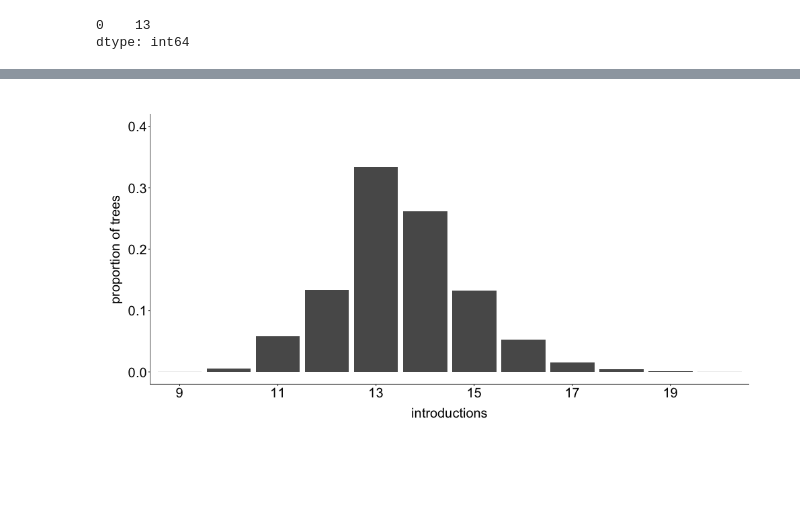
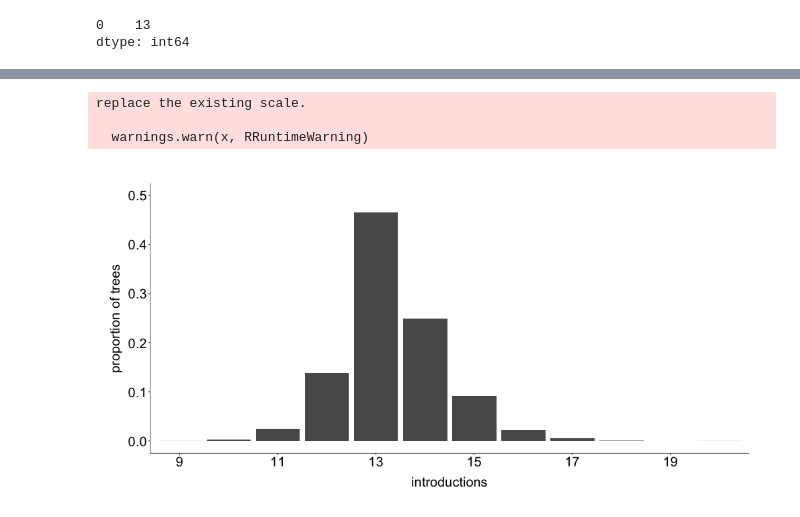
Before and after one commit to blab/mumps-wa-phylodynamics, a Jupyter notebook: phylogeography/plotting-scripts/Enumerate-DTA-geographic-transitions.ipynb, the cells around one changed output, grey strips where cells are left out. Drawn from its saved outputs; the diff is of its cells as text; code cells hidden in the pictures; blank space fills up the shorter version.

Commit message:
update plotting scripts

```diff
--- a/phylogeography/plotting-scripts/Enumerate-DTA-geographic-transitions.ipynb
+++ b/phylogeography/plotting-scripts/Enumerate-DTA-geographic-transitions.ipynb
@@ -173,7 +174,7 @@ df['number_transitions'].mean()
 # %% [markdown]
 # Read back in the output file to dataframe and plot
 # %%
-skygrid = pd.DataFrame.from_csv("../beast/output/mumps-NA-DTA-skygrid-25-2020-01-16.transitions.txt", sep="\t")
+skygrid = pd.DataFrame.from_csv("../beast/output/no-metadata/mumps-north-american-seqs-DTA-2020-12-10-exp-mean-26.transitions.txt", sep="\t")
 skygrid.reset_index(inplace=True)
 skygrid.head()
 # %% [output]
@@ -209,0 +211,10 @@ skygrid.head()
+# %%
+min_value = min(skygrid['number_transitions'])
+max_value = max(skygrid['number_transitions'])
+print(min_value, max_value)
+# %%
+df = pd.DataFrame(skygrid["number_transitions"].value_counts())
+df.reset_index(inplace=True)
+df.columns = ['number_transitions','number_trees']
+df['proportion_trees'] = (df['number_trees'])/(sum(df['number_trees']))
+df
@@ -209,0 +234,9 @@ skygrid.head()
+# %%
+# finally, add in a count of 0 for any transition value that is not observed
+for i in range(min_value, max_value+1):
+    x = df[df['number_transitions'] == i]
+    if len(x) == 0:
+        new_row = pd.DataFrame.from_dict({'number_transitions':[i],"number_trees":0,"proportion_trees":0})
+        df = df.append(new_row)
+
+df
@@ -210,38 +257,44 @@ skygrid.head()
 # %%
-%%R -w 1000 -h 500 -u px -i skygrid  # this sets the size of the plot...otherwise, it will go off the page
+%%R -w 1000 -h 500 -u px -i df,min_value,max_value  # this sets the size of the plot...otherwise, it will go off the page
 require(ggplot2)
 library(ggplot2)
 
-skygrid$number_transitions = as.character(skygrid$number_transitions)
-skygrid$number_transitions = factor(skygrid$number_transitions, levels=c("9","10","11","12","13","14","15","16","17","18","19","20"))
+array_of_transitions <- as.character(min_value:max_value)
 
-p <- ggplot(data=skygrid, aes(x=number_transitions)) +
-    geom_bar(aes(y = (..count..)/sum(..count..)))+
+df$number_transitions = as.character(df$number_transitions)
+df$number_transitions = factor(df$number_transitions, levels=array_of_transitions)
+
+p <- ggplot(data=df, aes(x=number_transitions, y=proportion_trees)) +
+    geom_col()+  #aes(y = (..count..)/sum(..count..))
     labs(x="introductions",y="proportion of trees")+
     #ggtitle("Re estimates") +
     theme(plot.title = element_text(size=20, hjust=0.5))+
+    scale_x_discrete(breaks=array_of_transitions)+
     scale_x_discrete(breaks=c("9","","11","","13","","15","","17","","19",""))+
-    scale_y_continuous(limits=c(0,0.4), breaks=seq(0,0.4,0.1))+
+    scale_y_continuous(limits=c(0,0.5), breaks=seq(0,0.5,0.1))+
     #scale_color_manual(values=c("#4784C7", "#E39B39"))+
     #scale_fill_manual(values=c("#4784C7", "#E39B39"))+
     theme(panel.grid.major=element_line(colour=NA,size=NA))+
     theme(panel.grid.minor=element_line(colour=NA,size=NA))+
     theme(strip.background = element_rect(colour=NA, fill=NA))+
     theme(axis.line.x=element_line(colour="black"))+
     theme(axis.line.y=element_line(colour="black"))+
     theme(strip.text.x=element_text(size=16))+
     theme(axis.title.y=element_text(size=20, vjust=4))+
     theme(axis.title.x=element_text(size=20, vjust=-3))+
     theme(axis.text=element_text(size=20, colour="black"))+
     theme(axis.text.x=element_text(size=20))+
     theme(legend.title=element_blank())+
     theme(panel.margin=unit(1, "lines"))+
     theme(plot.margin=unit(c(1,1,1,1),"cm"))+
     theme(legend.key.size=unit(0.7, "cm"))+
     theme(panel.background=element_rect(fill=NA))+
     theme(legend.key=element_rect(fill=NA))
 
-ggsave("2020-09-15-DTA-skygrid-25-WA-introductions.pdf", p, width = 5, height = 3.5, path="/Users/lmoncla/Documents/Mumps/paper-and-figure-drafts/individual-PDFs/")
+ggsave("2020-12-14-DTA-skygrid-25-WA-introductions.pdf", p, width = 5, height = 3.5, path="/Users/lmoncla/Documents/Mumps/paper-and-figure-drafts/individual-PDFs/")
 p
 # %% [output]
+replace the existing scale.
+
+  warnings.warn(x, RRuntimeWarning)
-[figure, old version]
+[figure, new version]
```
Also changed, not shown: parts of 9 cells of this notebook, 2 other files.
